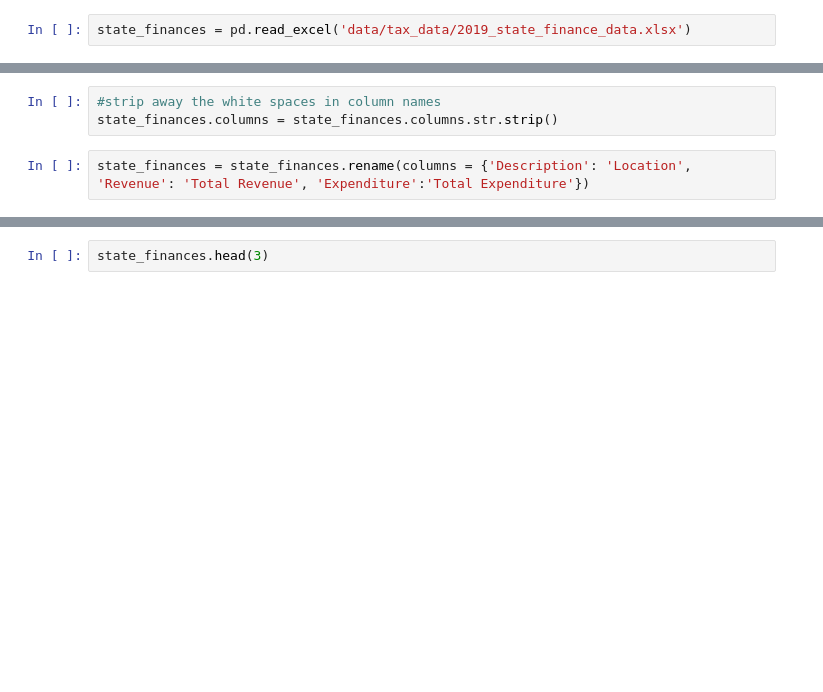
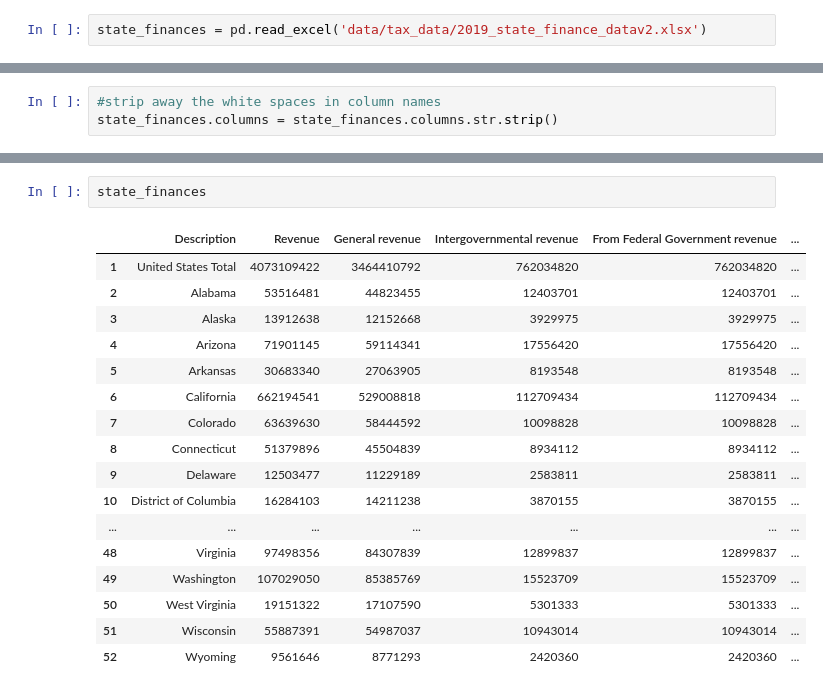
Before and after one commit to nelson-aaron-j/DeathAndTaxesProject, a Jupyter notebook: Untitled.ipynb, the cells around one changed output, grey strips where cells are left out. Saved outputs shown, nothing was run; the diff lists cells and outputs as text; blank space fills up the shorter version.

Commit message:
state revenue push

```diff
--- a/Untitled.ipynb
+++ b/Untitled.ipynb
@@ -8,6 +8,6 @@ import re
 %matplotlib inline
 pd.set_option('display.max_columns', None)
 # %%
-state_finances = pd.read_excel('data/tax_data/2019_state_finance_data.xlsx')
+state_finances = pd.read_excel('data/tax_data/2019_state_finance_datav2.xlsx')
 # %%
 state_finances
@@ -56,5 +92,3 @@ state_finances.columns = state_finances.columns.str.replace("2", "")
 # %%
 #strip away the white spaces in column names
 state_finances.columns = state_finances.columns.str.strip()
-# %%
-state_finances = state_finances.rename(columns = {'Description': 'Location', 'Revenue': 'Total Revenue', 'Expenditure':'Total Expenditure'})
@@ -138,2 +95,20 @@ state_finances.rename(columns=new_column_names, inplace=True)
-# %%
-state_finances.head(3)
+# %%
+state_finances
+# %% [output]
+|  | Description | Revenue | General revenue | Intergovernmental revenue | From Federal Government revenue | ... |
+| 1 | United States Total | 4073109422 | 3464410792 | 762034820 | 762034820 | ... |
+| 2 | Alabama | 53516481 | 44823455 | 12403701 | 12403701 | ... |
+| 3 | Alaska | 13912638 | 12152668 | 3929975 | 3929975 | ... |
+| 4 | Arizona | 71901145 | 59114341 | 17556420 | 17556420 | ... |
+| 5 | Arkansas | 30683340 | 27063905 | 8193548 | 8193548 | ... |
+| 6 | California | 662194541 | 529008818 | 112709434 | 112709434 | ... |
+| 7 | Colorado | 63639630 | 58444592 | 10098828 | 10098828 | ... |
+| 8 | Connecticut | 51379896 | 45504839 | 8934112 | 8934112 | ... |
+| 9 | Delaware | 12503477 | 11229189 | 2583811 | 2583811 | ... |
+| 10 | District of Columbia | 16284103 | 14211238 | 3870155 | 3870155 | ... |
+| ... | ... | ... | ... | ... | ... | ... |
+| 48 | Virginia | 97498356 | 84307839 | 12899837 | 12899837 | ... |
+| 49 | Washington | 107029050 | 85385769 | 15523709 | 15523709 | ... |
+| 50 | West Virginia | 19151322 | 17107590 | 5301333 | 5301333 | ... |
+| 51 | Wisconsin | 55887391 | 54987037 | 10943014 | 10943014 | ... |
+| 52 | Wyoming | 9561646 | 8771293 | 2420360 | 2420360 | ... |
```
Also changed, not shown: parts of 13 cells of this notebook.
